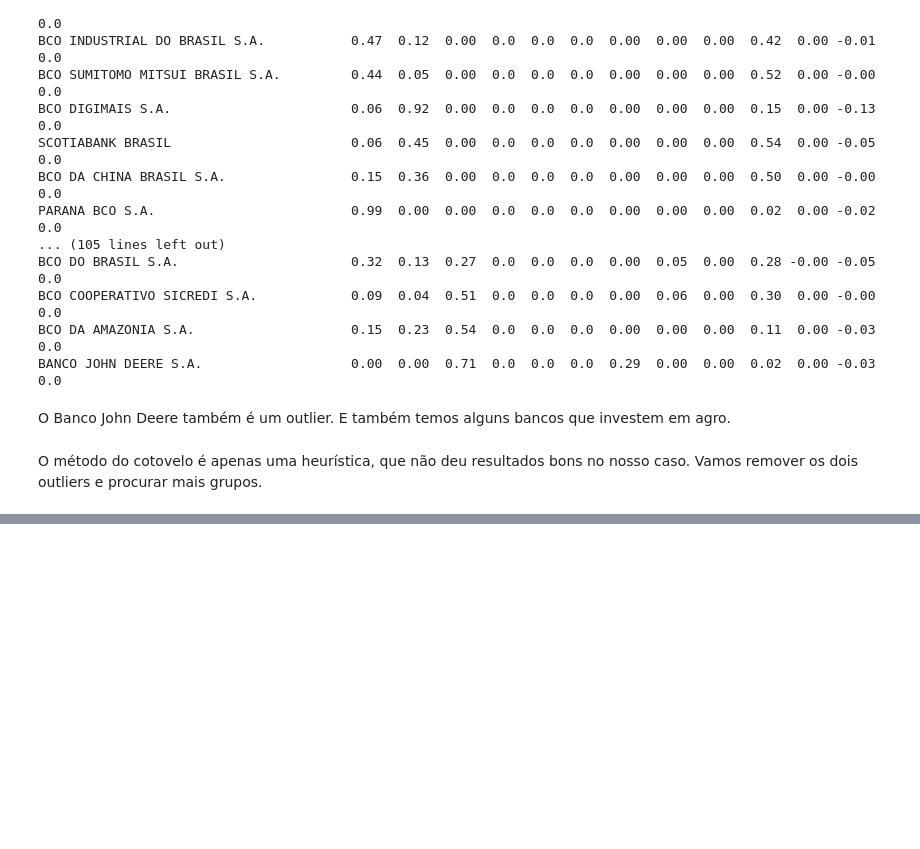
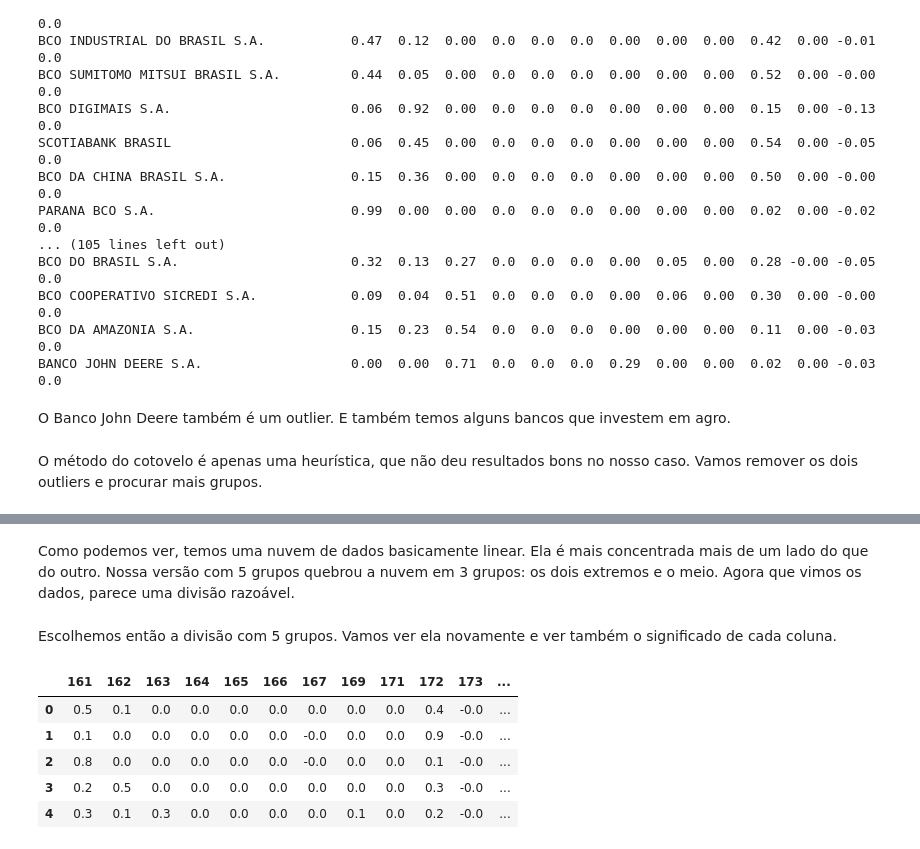
Before and after one commit to caiodnh/Uma-Classifica-o-das-Carteiras-de-Cr-dito-dos-Bancos-Brasileiros, a Jupyter notebook: Carteiras_Junho_2022.ipynb, the cells around one changed output, grey strips where cells are left out. Drawn from its saved outputs; the diff is of its cells as text; code cells hidden in the pictures; blank space fills up the shorter version.

```diff
--- a/Carteiras_Junho_2022.ipynb
+++ b/Carteiras_Junho_2022.ipynb
@@ -252,0 +332,13 @@ carteiras_bulk = carteiras.drop(["CAIXA ECONOMICA FEDERAL","BANCO JOHN DEERE S.A
+# %% [markdown]
+Como podemos ver, temos uma nuvem de dados basicamente linear. Ela é mais concentrada mais de um lado do que do outro. Nossa versão com 5 grupos quebrou a nuvem em 3 grupos: os dois extremos e o meio. Agora que vimos os dados, parece uma divisão razoável.
+# %% [markdown]
+Escolhemos então a divisão com 5 grupos. Vamos ver ela novamente e ver também o significado de cada coluna.
+# %%
+centers_5
+# %% [output]
+|  | 161 | 162 | 163 | 164 | 165 | 166 | 167 | 169 | 171 | 172 | 173 | ... |
+| 0 | 0.5 | 0.1 | 0.0 | 0.0 | 0.0 | 0.0 | 0.0 | 0.0 | 0.0 | 0.4 | -0.0 | ... |
+| 1 | 0.1 | 0.0 | 0.0 | 0.0 | 0.0 | 0.0 | -0.0 | 0.0 | 0.0 | 0.9 | -0.0 | ... |
+| 2 | 0.8 | 0.0 | 0.0 | 0.0 | 0.0 | 0.0 | -0.0 | 0.0 | 0.0 | 0.1 | -0.0 | ... |
+| 3 | 0.2 | 0.5 | 0.0 | 0.0 | 0.0 | 0.0 | 0.0 | 0.0 | 0.0 | 0.3 | -0.0 | ... |
+| 4 | 0.3 | 0.1 | 0.3 | 0.0 | 0.0 | 0.0 | 0.0 | 0.1 | 0.0 | 0.2 | -0.0 | ... |
```
Also changed, not shown: parts of 21 cells of this notebook.
